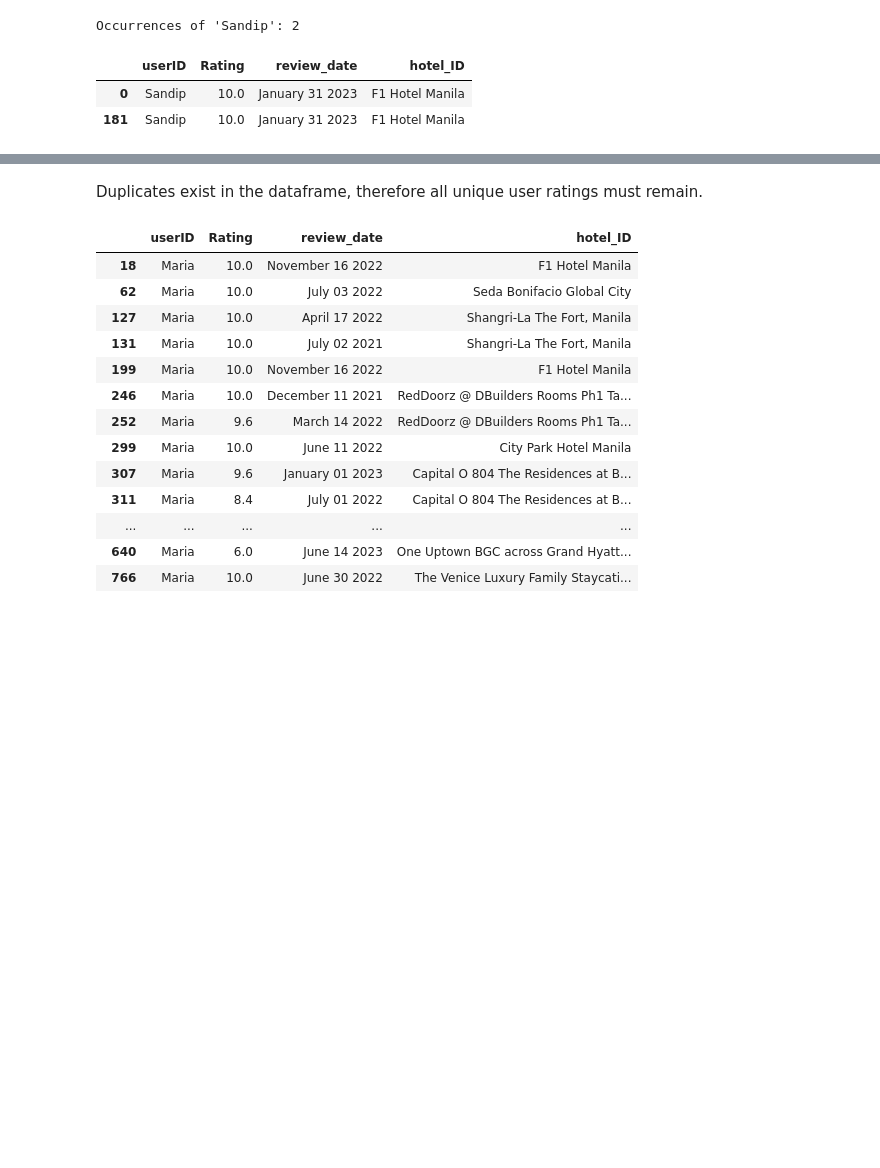
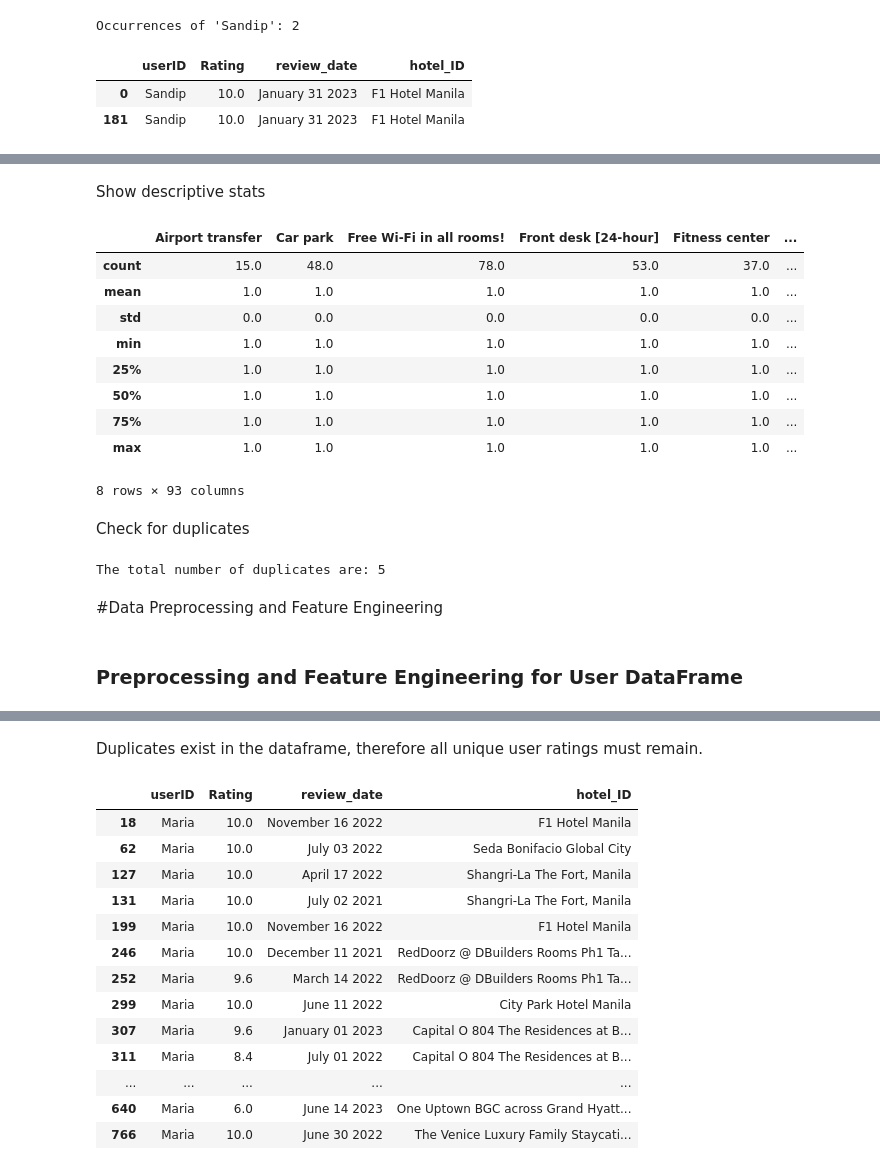
Before and after one commit to falarion08/Hotel-Recommendation-System, a Jupyter notebook: Hotel_Recommendation_System.ipynb, the cells around one changed output, grey strips where cells are left out. Cells and saved outputs as stored; diff of their text form; code cells hidden in the pictures; blank space fills up the shorter version.

```diff
--- a/Hotel_Recommendation_System.ipynb
+++ b/Hotel_Recommendation_System.ipynb
@@ -236,0 +368,26 @@ sandip_rows
+# %% [markdown]
+Show descriptive stats
+# %%
+hotelFeatures_df.describe()
+# %% [output]
+|  | Airport transfer | Car park | Free Wi-Fi in all rooms! | Front desk [24-hour] | Fitness center | ... |
+| count | 15.0 | 48.0 | 78.0 | 53.0 | 37.0 | ... |
+| mean | 1.0 | 1.0 | 1.0 | 1.0 | 1.0 | ... |
+| std | 0.0 | 0.0 | 0.0 | 0.0 | 0.0 | ... |
+| min | 1.0 | 1.0 | 1.0 | 1.0 | 1.0 | ... |
+| 25% | 1.0 | 1.0 | 1.0 | 1.0 | 1.0 | ... |
+| 50% | 1.0 | 1.0 | 1.0 | 1.0 | 1.0 | ... |
+| 75% | 1.0 | 1.0 | 1.0 | 1.0 | 1.0 | ... |
+| max | 1.0 | 1.0 | 1.0 | 1.0 | 1.0 | ... |
+8 rows × 93 columns
+# %% [markdown]
+Check for duplicates
+# %%
+#Check for duplicates
+print(f'The total number of duplicates are: {hotelFeatures_df.duplicated().sum()}')
+# %% [output]
+The total number of duplicates are: 5
+# %% [markdown]
+#Data Preprocessing and Feature Engineering
+# %% [markdown]
+### Preprocessing and Feature Engineering for User DataFrame
```
Also changed, not shown: parts of 43 cells of this notebook.
